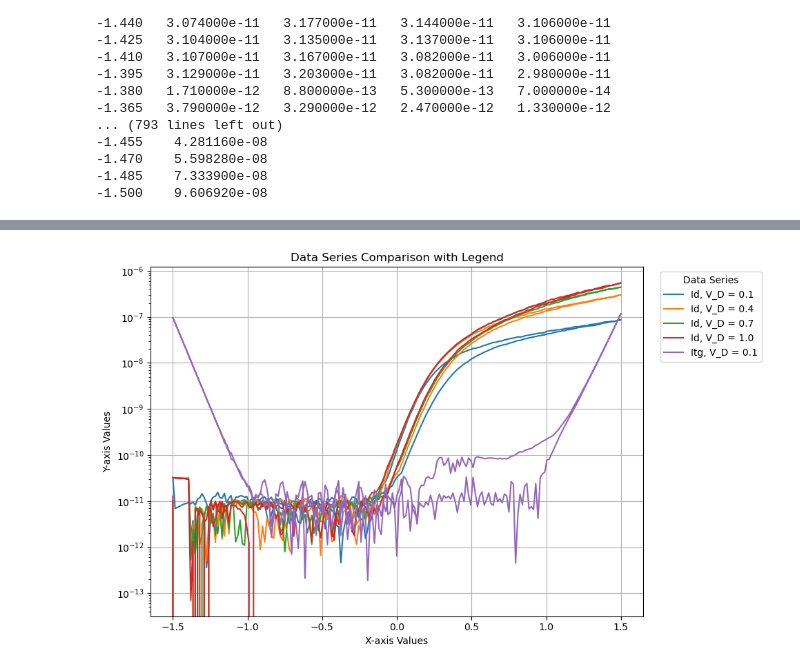
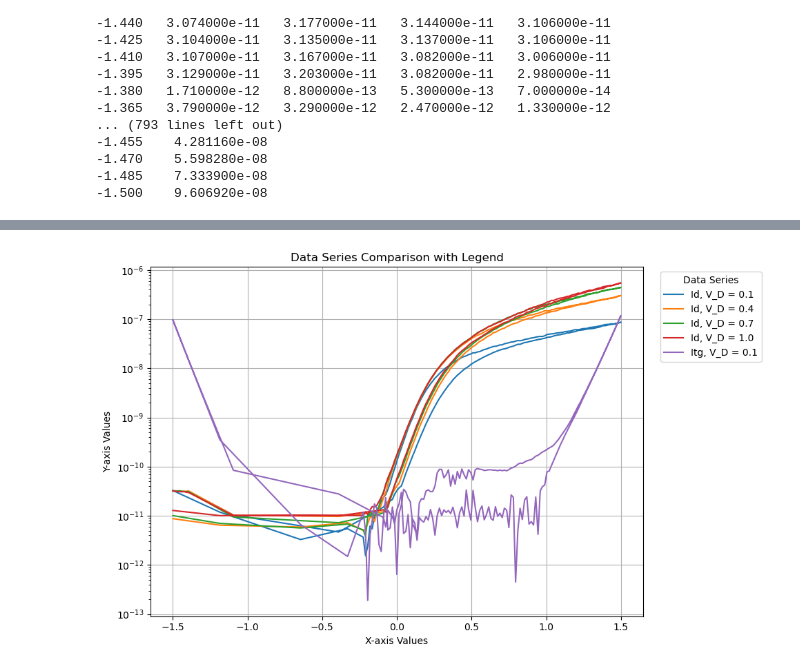
Before and after one commit to Integralophie/MoS2_data_cleaning, a Jupyter notebook: data_cleaning_IdVtg_double_gate.ipynb, the cells around one changed output, grey strips where cells are left out. Drawn from its saved outputs; the diff is of its cells as text; code cells hidden in the pictures.

```diff
--- a/data_cleaning_IdVtg_double_gate.ipynb
+++ b/data_cleaning_IdVtg_double_gate.ipynb
@@ -200,3 +200,6 @@ with pd.option_context('display.max_rows', None, 'display.max_columns', None):
 -1.470    5.598280e-08
 -1.485    7.333900e-08
 -1.500    9.606920e-08
+# %%
+filtered_df = df_new[df_new['Id, V_D = 1.0'] > 1e-11]
+print(filtered_df)
@@ -203,16 +224,16 @@ with pd.option_context('display.max_rows', None, 'display.max_columns', None):
 # %%
-ax = df_new.plot(kind='line', figsize=(10, 6))
+ax = filtered_df.plot(kind='line', figsize=(10, 6))
 
 # 3. Add labels and title
 plt.title('Data Series Comparison with Legend')
 plt.xlabel('X-axis Values')
 plt.ylabel('Y-axis Values')
 plt.yscale('log')
 
 # 4. Customize and display the legend
 plt.legend(title='Data Series', loc='upper right', bbox_to_anchor=(1.25, 1)) # Example of placing legend outside
 plt.grid(True)
 plt.tight_layout() # Adjust layout to prevent labels/legend from overlapping
 plt.show()
 # %% [output]
-[figure, old version]
+[figure, new version]
```
Also changed, not shown: parts of 9 cells of this notebook, 3 other files.
